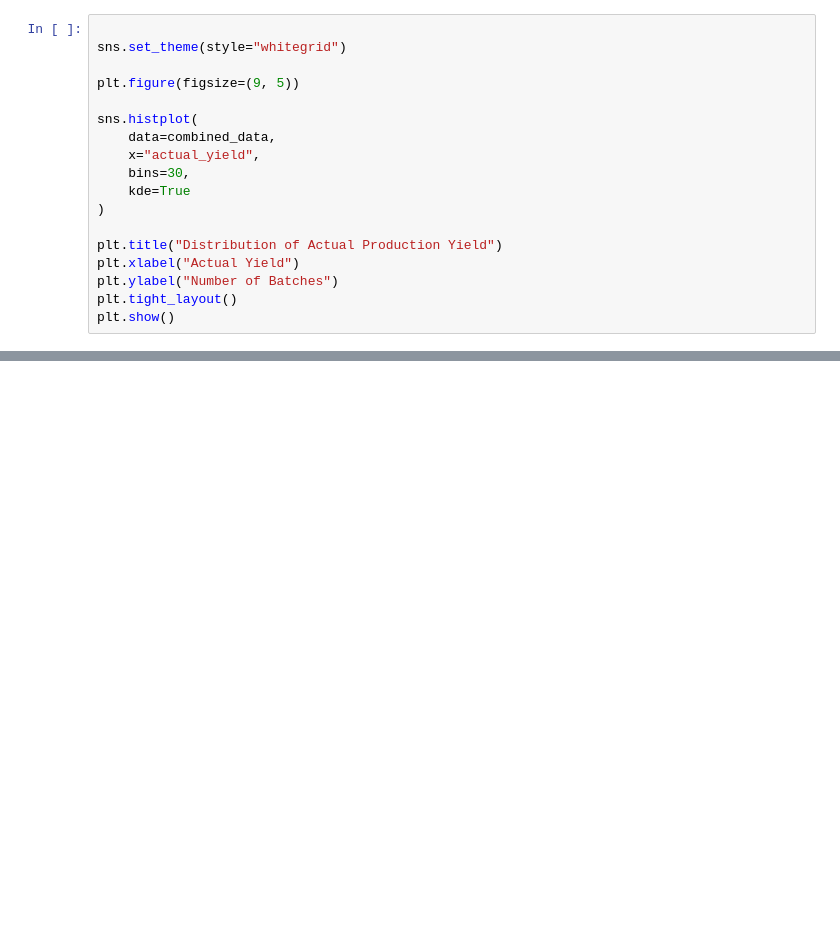
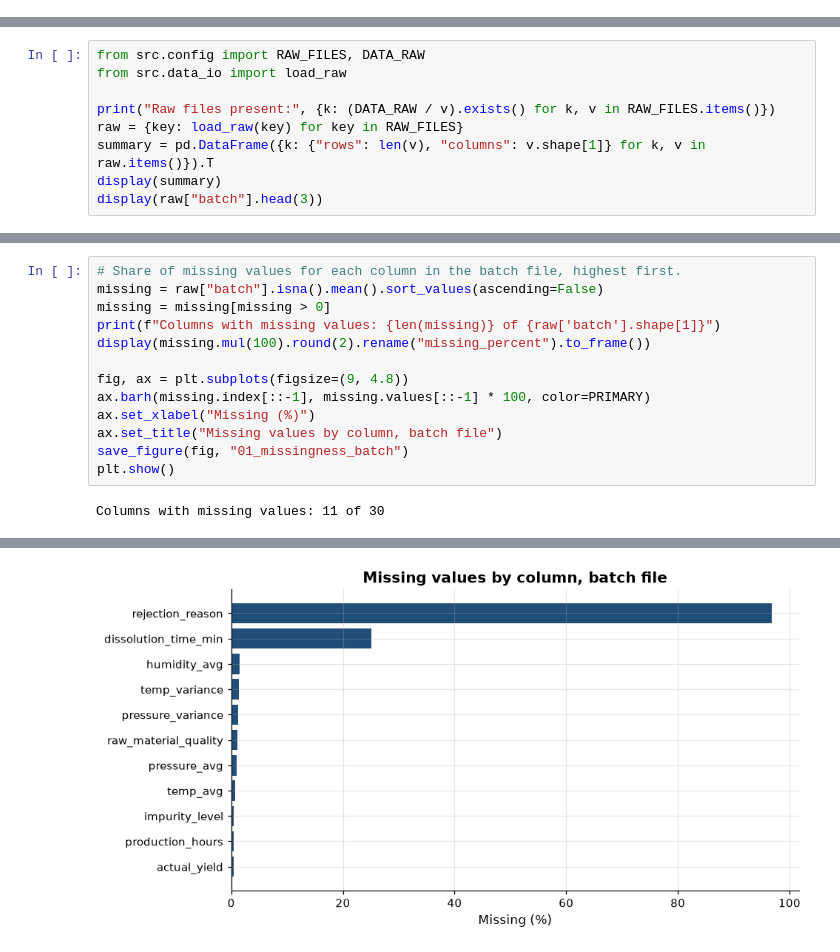
Before and after one commit to Josphat-ombui/Capstone-Project, a Jupyter notebook: Pharmaceutical_Operations_Intelligence_System.ipynb, the cells around one changed output, grey strips where cells are left out. Drawn from its saved outputs; the diff is of its cells as text; blank space fills up the shorter version.

```diff
--- a/Pharmaceutical_Operations_Intelligence_System.ipynb
+++ b/Pharmaceutical_Operations_Intelligence_System.ipynb
@@ -327,18 +0,0 @@ Output: EDA charts and a short findings report.
-# %%
-
-sns.set_theme(style="whitegrid")
-
-plt.figure(figsize=(9, 5))
-
-sns.histplot(
-    data=combined_data,
-    x="actual_yield",
-    bins=30,
-    kde=True
-)
-
-plt.title("Distribution of Actual Production Yield")
-plt.xlabel("Actual Yield")
-plt.ylabel("Number of Batches")
-plt.tight_layout()
-plt.show()
@@ -646,0 +75,9 @@ Use Streamlit or Power BI to present:
+# %%
+from src.config import RAW_FILES, DATA_RAW
+from src.data_io import load_raw
+
+print("Raw files present:", {k: (DATA_RAW / v).exists() for k, v in RAW_FILES.items()})
+raw = {key: load_raw(key) for key in RAW_FILES}
+summary = pd.DataFrame({k: {"rows": len(v), "columns": v.shape[1]} for k, v in raw.items()}).T
+display(summary)
+display(raw["batch"].head(3))
@@ -646,0 +102,15 @@ Use Streamlit or Power BI to present:
+# %%
+# Share of missing values for each column in the batch file, highest first.
+missing = raw["batch"].isna().mean().sort_values(ascending=False)
+missing = missing[missing > 0]
+print(f"Columns with missing values: {len(missing)} of {raw['batch'].shape[1]}")
+display(missing.mul(100).round(2).rename("missing_percent").to_frame())
+
+fig, ax = plt.subplots(figsize=(9, 4.8))
+ax.barh(missing.index[::-1], missing.values[::-1] * 100, color=PRIMARY)
+ax.set_xlabel("Missing (%)")
+ax.set_title("Missing values by column, batch file")
+save_figure(fig, "01_missingness_batch")
+plt.show()
+# %% [output]
+Columns with missing values: 11 of 30
@@ -646,0 +129 @@ Use Streamlit or Power BI to present:
+[figure, added]
```
Also changed, not shown: parts of 160 cells of this notebook.
